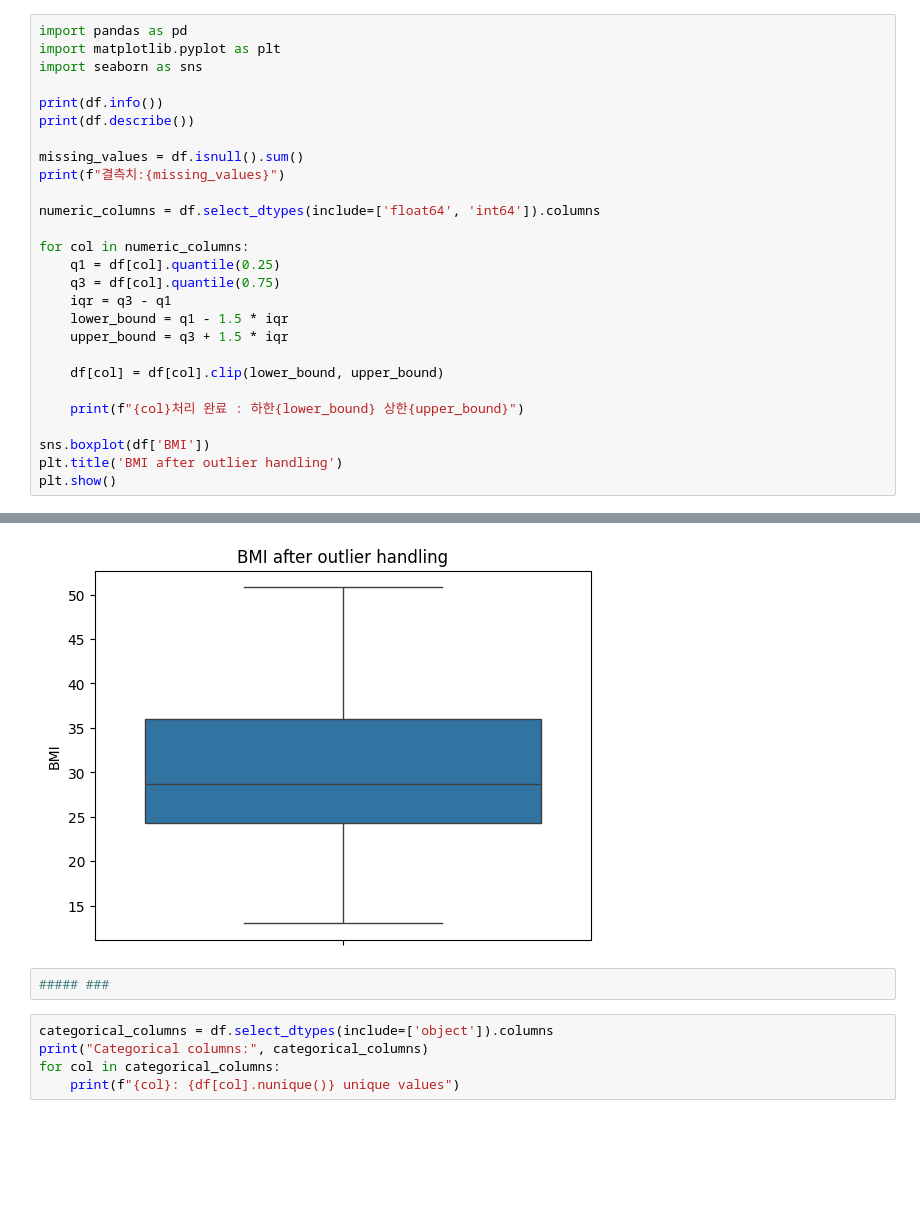
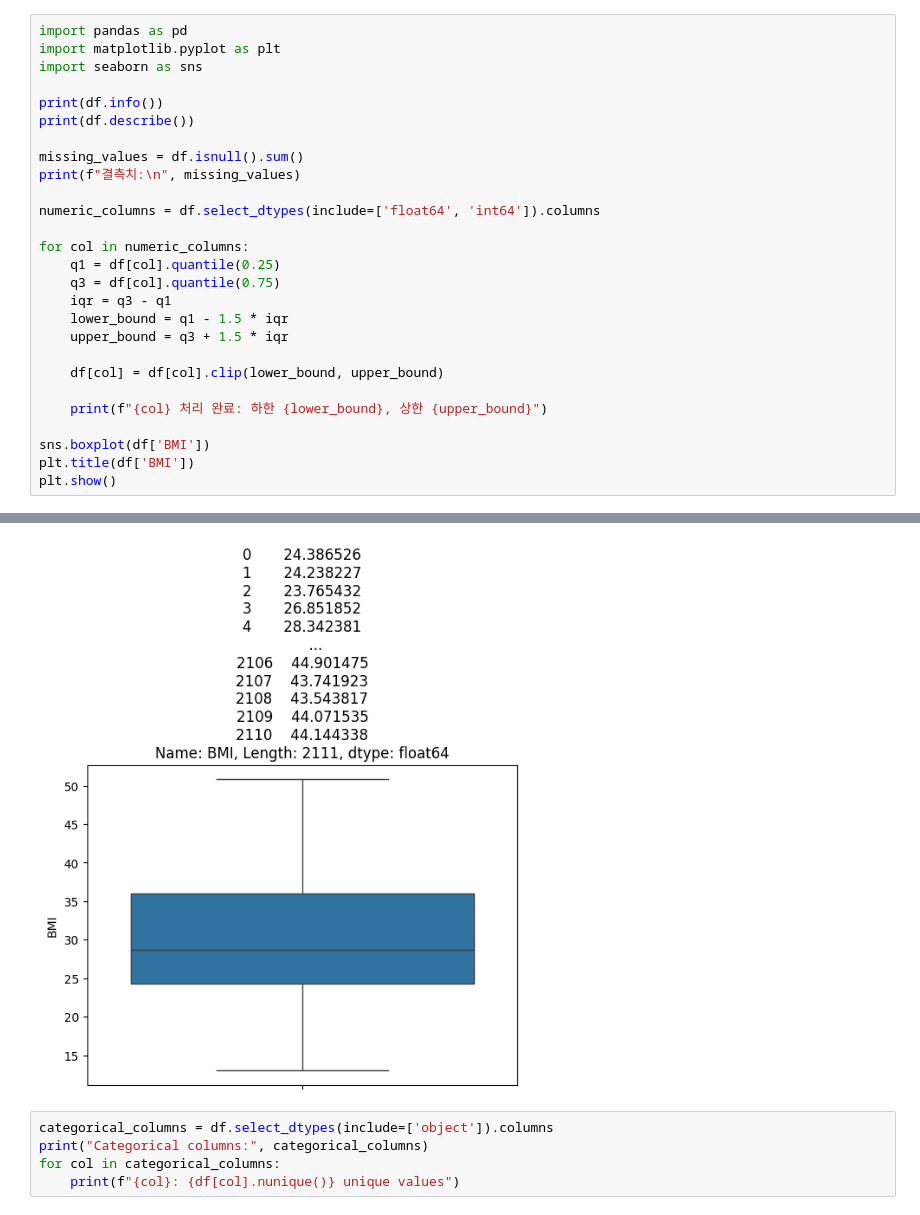
Before and after one commit to ToleranceKim/learning-data-science, a Jupyter notebook: ADP/training/drill_note.ipynb, the cells around one changed output, grey strips where cells are left out. Saved outputs shown, nothing was run; the diff lists cells and outputs as text; blank space fills up the shorter version.

```diff
--- a/ADP/training/drill_note.ipynb
+++ b/ADP/training/drill_note.ipynb
@@ -35,7 +35,7 @@ print(df.info())
 print(df.describe())
 
 missing_values = df.isnull().sum()
-print(f"결측치:{missing_values}")
+print(f"결측치:\n", missing_values)
 
 numeric_columns = df.select_dtypes(include=['float64', 'int64']).columns
 
@@ -48,10 +48,10 @@ for col in numeric_columns:
 
     df[col] = df[col].clip(lower_bound, upper_bound)
 
-    print(f"{col}처리 완료 : 하한{lower_bound} 상한{upper_bound}")
+    print(f"{col} 처리 완료: 하한 {lower_bound}, 상한 {upper_bound}")
 
 sns.boxplot(df['BMI'])
-plt.title('BMI after outlier handling')
+plt.title(df['BMI'])
 plt.show()
 # %% [output]
 <class 'pandas.core.frame.DataFrame'>
@@ -74,6 +74,4 @@ BMI처리 완료 : 하한6.789753367500005 상한53.552549307499994
-[figure, old version]
+[figure, new version]
-# %%
-##### ###
 # %%
 categorical_columns = df.select_dtypes(include=['object']).columns
 print("Categorical columns:", categorical_columns)
```
Also changed, not shown: parts of 2 cells of this notebook, 2 other files.
